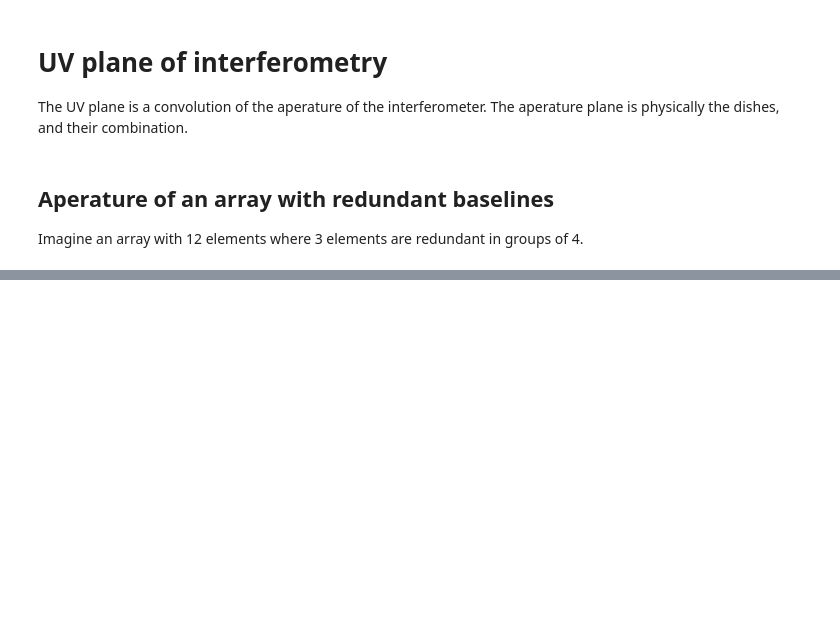
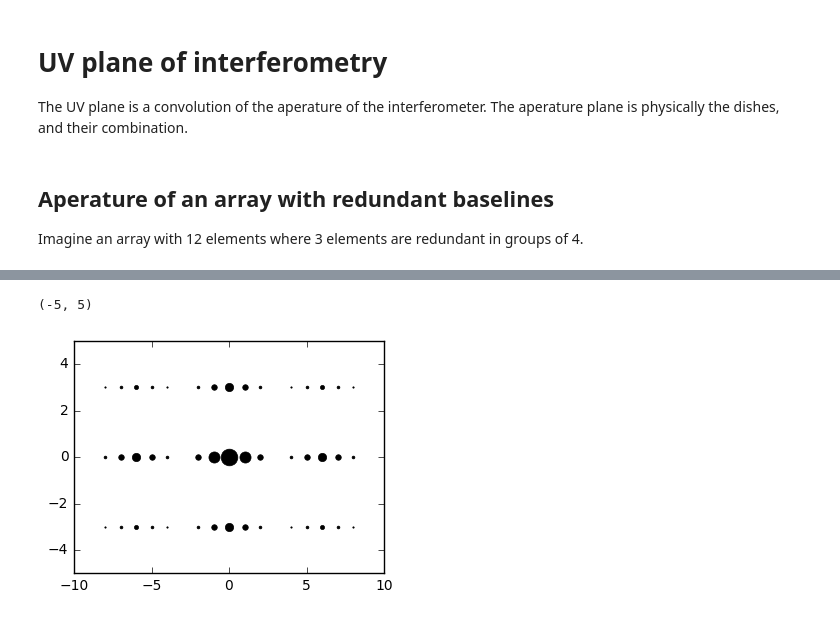
Before and after one commit to dgorthi/Notes, a Jupyter notebook: UV Plane.ipynb, the cells around one changed output, grey strips where cells are left out. Cells and saved outputs as stored; diff of their text form; code cells hidden in the pictures; blank space fills up the shorter version.

```diff
--- a/UV Plane.ipynb
+++ b/UV Plane.ipynb
@@ -29,0 +34,15 @@ np.convolve
+# %%
+# uv_plane = signal.convolve2d(ants,ants)
+uv_plane = np.fft.fftshift(np.fft.ifft2(np.abs(np.fft.fft2(ants))**2))
+u,v = np.shape(uv_plane)
+
+fig,ax = plt.subplots(1,1)
+for x in range(v):
+    for y in range(u):
+        if uv_plane[y][x]:
+            ax.plot(x-18,y-8,'k',marker='o',markersize=np.abs(uv_plane[y][x]))
+ax.set_xlim([-10,10])
+ax.set_ylim([-5,5])
+# %% [output]
+(-5, 5)
+[figure, added]
```
Also changed, not shown: parts of 5 cells of this notebook, 4 other files.
